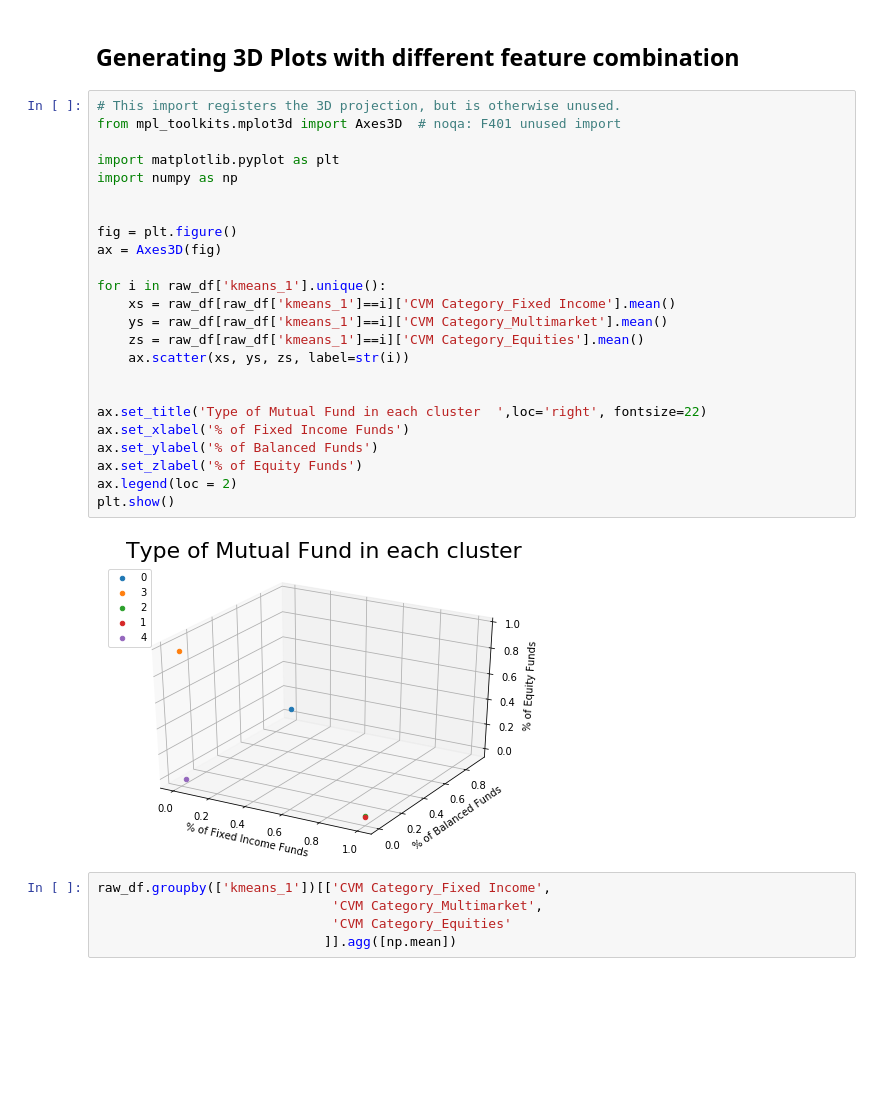
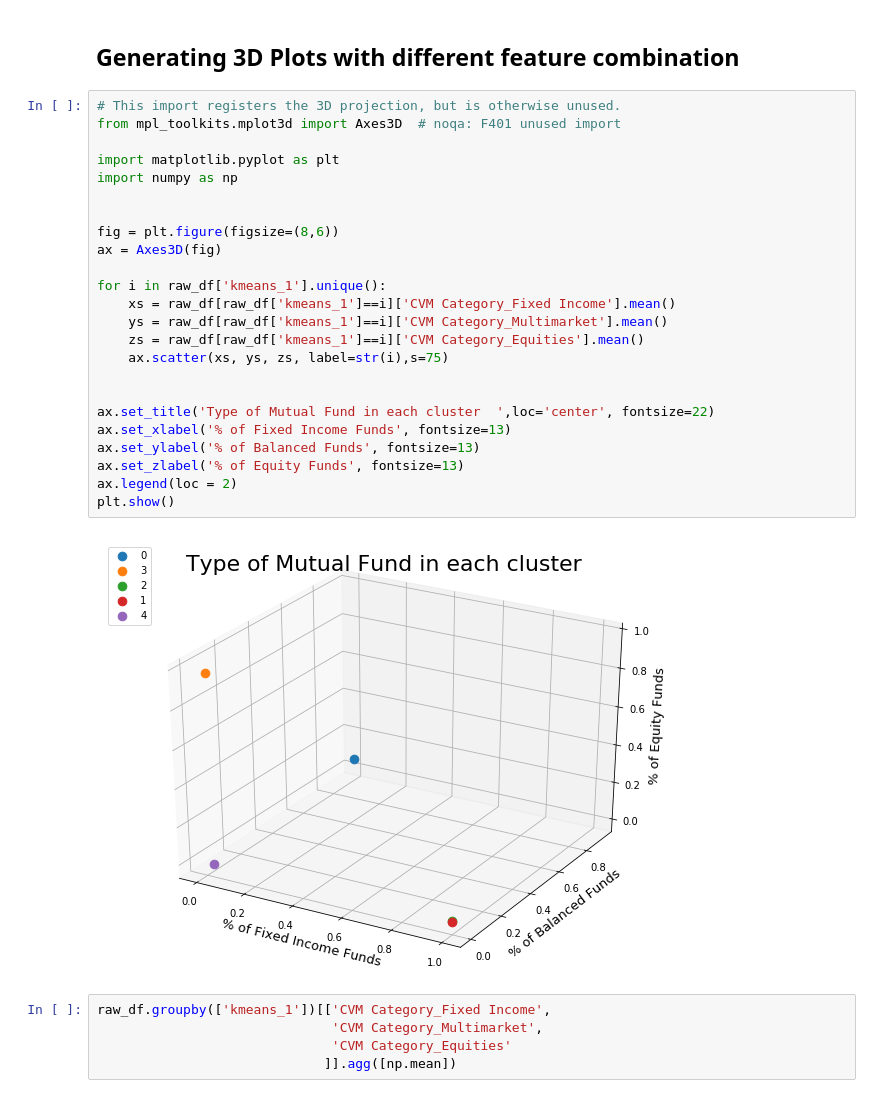
Before and after one commit to berkurka/Mutual_Fund_Clustering, a Jupyter notebook: Notebooks/Building Models.ipynb, the cells around one changed output. Cells and saved outputs as stored; diff of their text form; blank space fills up the shorter version.

```diff
--- a/Notebooks/Building Models.ipynb
+++ b/Notebooks/Building Models.ipynb
@@ -578,29 +578,29 @@ raw_df.groupby(['kmeans_1'])[top10_kmeans_coef].agg([np.mean,len])
 # %%
 # This import registers the 3D projection, but is otherwise unused.
 from mpl_toolkits.mplot3d import Axes3D  # noqa: F401 unused import
 
 import matplotlib.pyplot as plt
 import numpy as np
 
 
-fig = plt.figure()
+fig = plt.figure(figsize=(8,6))
 ax = Axes3D(fig)
 
 for i in raw_df['kmeans_1'].unique():
     xs = raw_df[raw_df['kmeans_1']==i]['CVM Category_Fixed Income'].mean()
     ys = raw_df[raw_df['kmeans_1']==i]['CVM Category_Multimarket'].mean()
     zs = raw_df[raw_df['kmeans_1']==i]['CVM Category_Equities'].mean()
-    ax.scatter(xs, ys, zs, label=str(i))
+    ax.scatter(xs, ys, zs, label=str(i),s=75)
 
 
-ax.set_title('Type of Mutual Fund in each cluster  ',loc='right', fontsize=22)
-ax.set_xlabel('% of Fixed Income Funds')
-ax.set_ylabel('% of Balanced Funds')
-ax.set_zlabel('% of Equity Funds')
+ax.set_title('Type of Mutual Fund in each cluster  ',loc='center', fontsize=22)
+ax.set_xlabel('% of Fixed Income Funds', fontsize=13)
+ax.set_ylabel('% of Balanced Funds', fontsize=13)
+ax.set_zlabel('% of Equity Funds', fontsize=13)
 ax.legend(loc = 2)
 plt.show()
 # %% [output]
-[figure, old version]
+[figure, new version]
 # %%
 raw_df.groupby(['kmeans_1'])[['CVM Category_Fixed Income',
                               'CVM Category_Multimarket',
```
Also changed, not shown: parts of 14 cells of this notebook, 10 other files.
